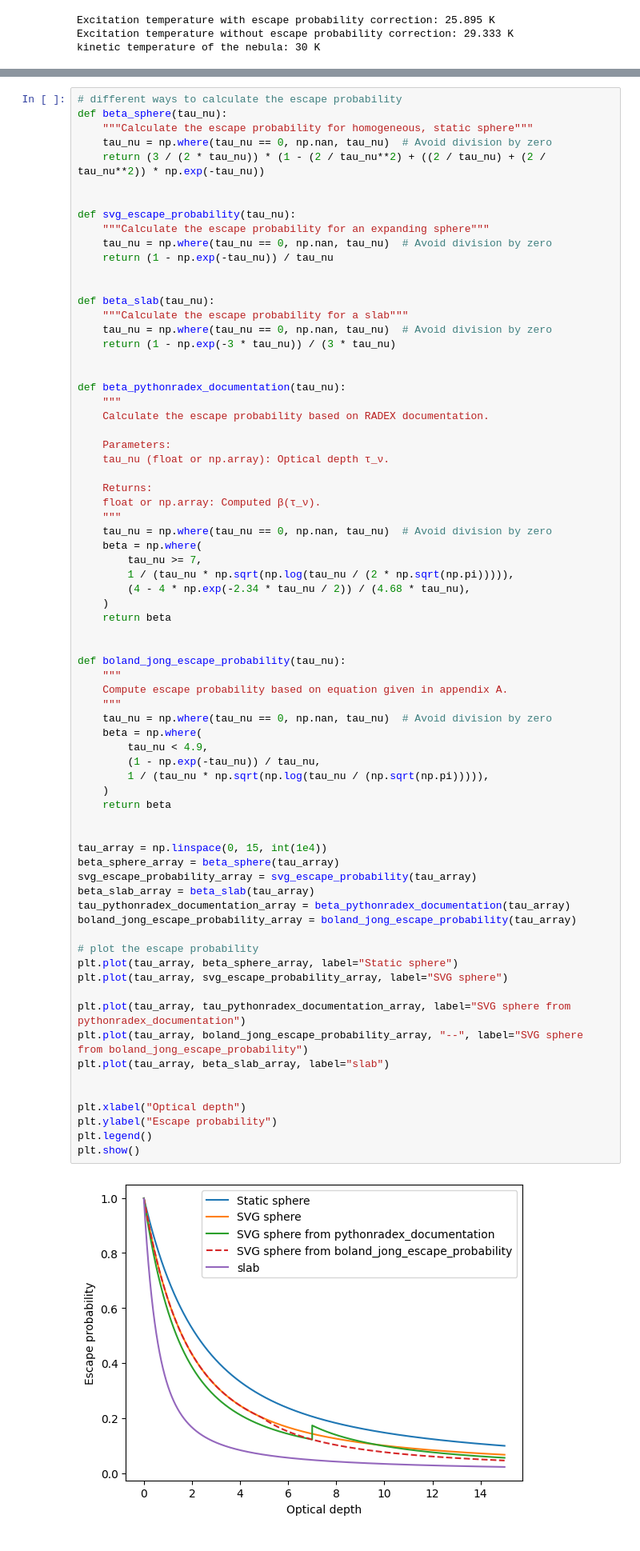
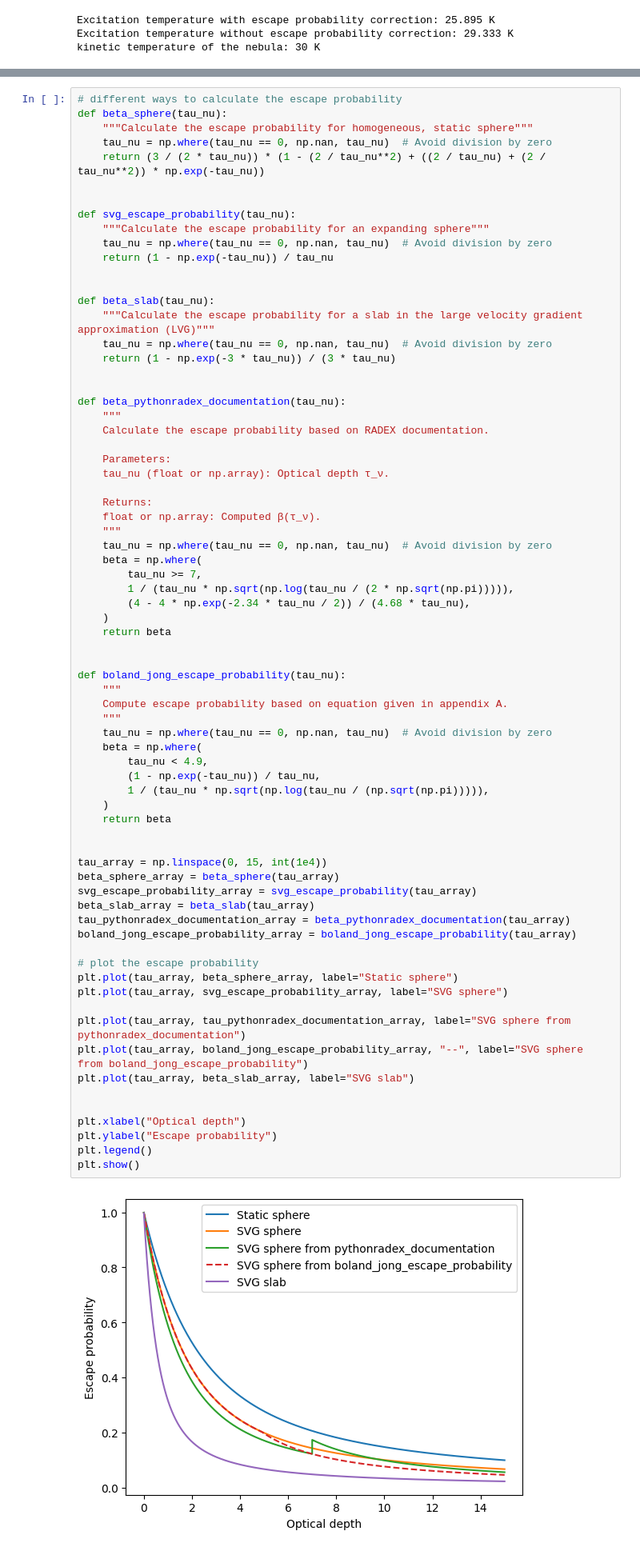
Before and after one commit to aleksej-rodano/phas0052_project, a Jupyter notebook: pythonradex_clean.ipynb, the cells around one changed output, grey strips where cells are left out. Shown at 80% size. Drawn from its saved outputs; the diff is of its cells as text.

Commit message:
bew legend

```diff
--- a/pythonradex_clean.ipynb
+++ b/pythonradex_clean.ipynb
@@ -601,7 +601,7 @@ def svg_escape_probability(tau_nu):
 
 
 def beta_slab(tau_nu):
-    """Calculate the escape probability for a slab"""
+    """Calculate the escape probability for a slab in the large velocity gradient approximation (LVG)"""
     tau_nu = np.where(tau_nu == 0, np.nan, tau_nu)  # Avoid division by zero
     return (1 - np.exp(-3 * tau_nu)) / (3 * tau_nu)
 
@@ -631,35 +631,35 @@ def boland_jong_escape_probability(tau_nu):
     """
     tau_nu = np.where(tau_nu == 0, np.nan, tau_nu)  # Avoid division by zero
     beta = np.where(
         tau_nu < 4.9,
         (1 - np.exp(-tau_nu)) / tau_nu,
         1 / (tau_nu * np.sqrt(np.log(tau_nu / (np.sqrt(np.pi))))),
     )
     return beta
 
 
 tau_array = np.linspace(0, 15, int(1e4))
 beta_sphere_array = beta_sphere(tau_array)
 svg_escape_probability_array = svg_escape_probability(tau_array)
 beta_slab_array = beta_slab(tau_array)
 tau_pythonradex_documentation_array = beta_pythonradex_documentation(tau_array)
 boland_jong_escape_probability_array = boland_jong_escape_probability(tau_array)
 
 # plot the escape probability
 plt.plot(tau_array, beta_sphere_array, label="Static sphere")
 plt.plot(tau_array, svg_escape_probability_array, label="SVG sphere")
 
 plt.plot(tau_array, tau_pythonradex_documentation_array, label="SVG sphere from pythonradex_documentation")
 plt.plot(tau_array, boland_jong_escape_probability_array, "--", label="SVG sphere from boland_jong_escape_probability")
-plt.plot(tau_array, beta_slab_array, label="slab")
+plt.plot(tau_array, beta_slab_array, label="SVG slab")
 
 
 plt.xlabel("Optical depth")
 plt.ylabel("Escape probability")
 plt.legend()
 plt.show()
 # %% [output]
-[figure, old version]
+[figure, new version]
 # %%
 # get optical depth
 tauCo = cloud.tau_nu(nu=nu0_arrayCo)
```
